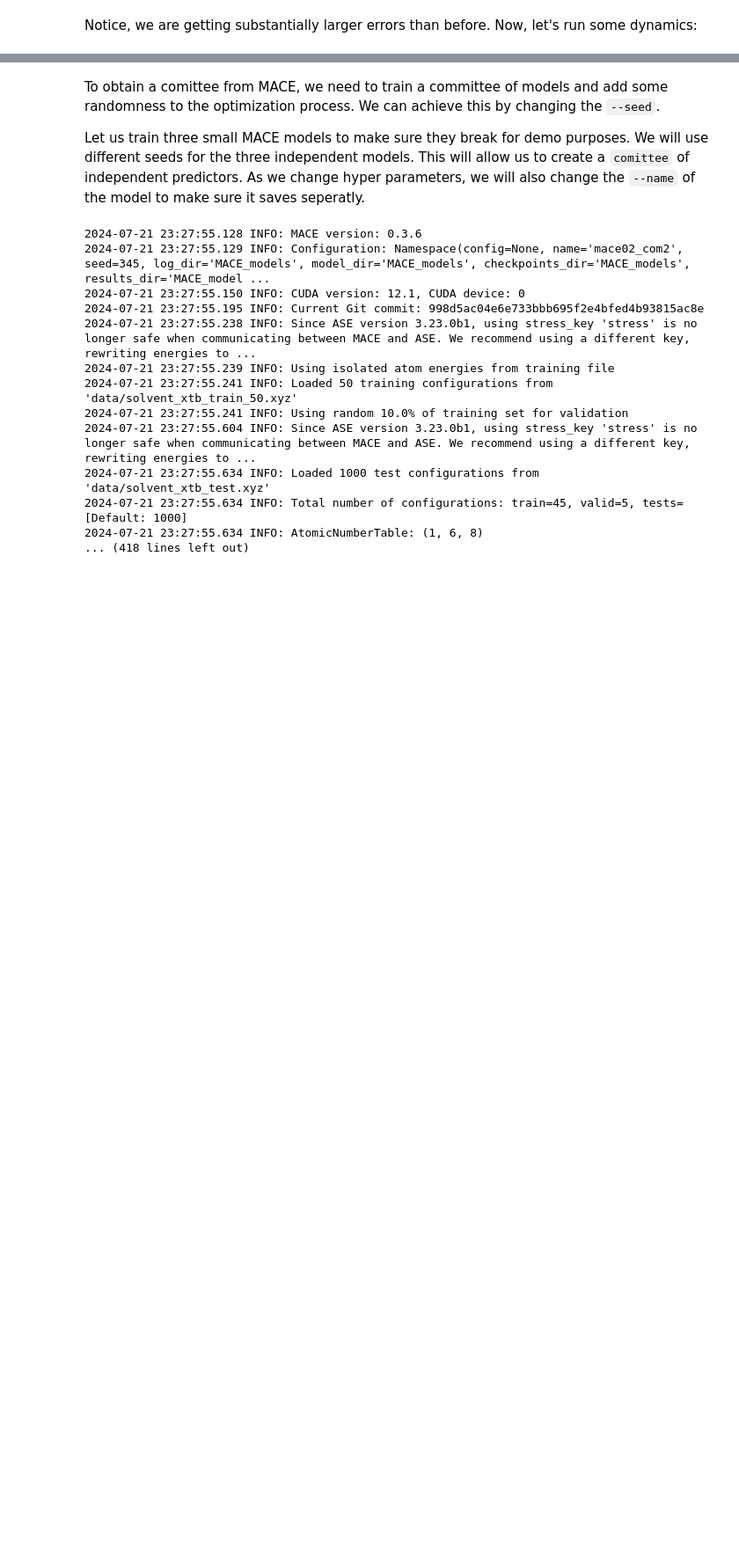
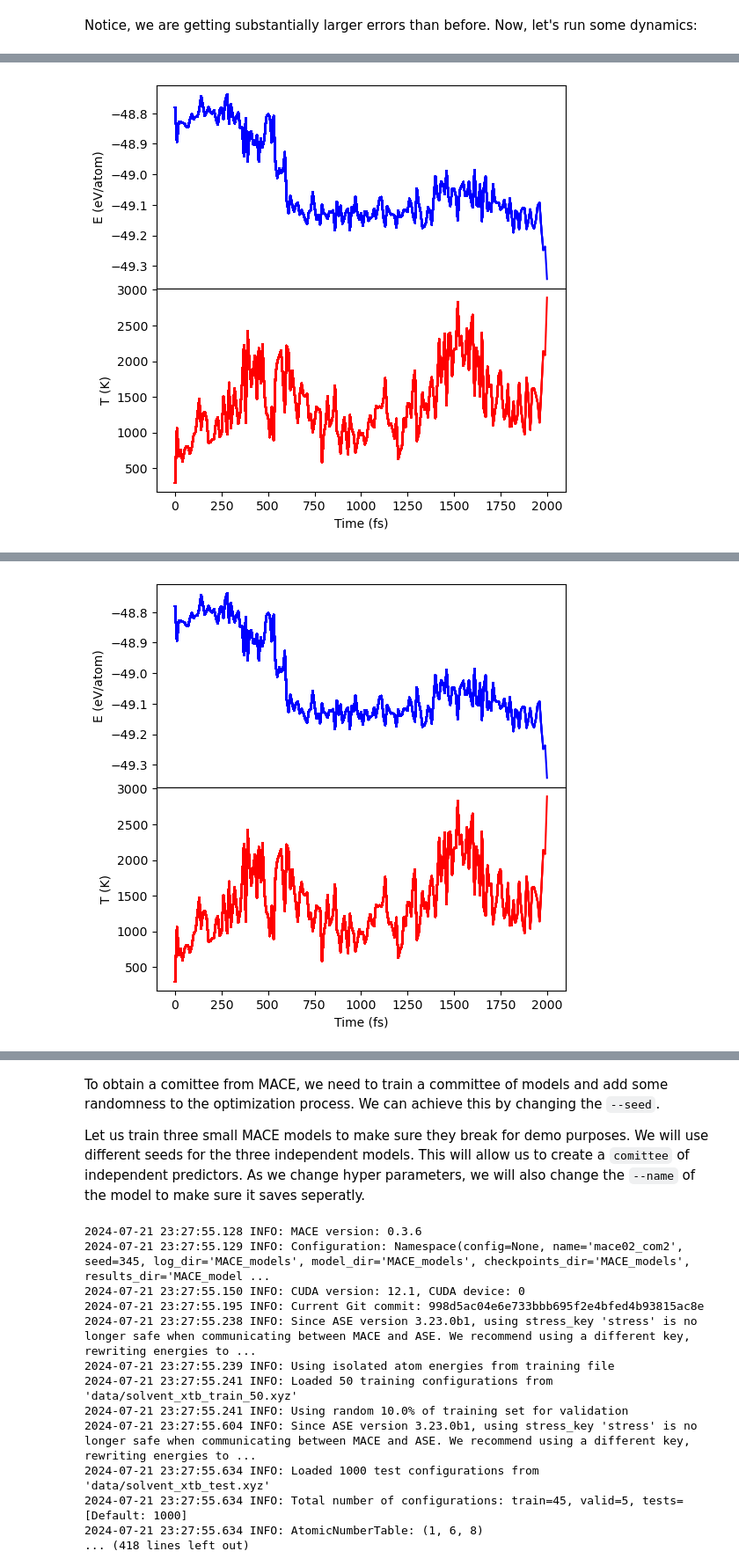
Before and after one commit to imagdau/Tutorials, a Jupyter notebook: T02-MACE-Practice-II.ipynb, the cells around one changed output, grey strips where cells are left out. Shown at 88% size. Saved outputs shown, nothing was run; the diff lists cells and outputs as text; code cells hidden in the pictures; blank space fills up the shorter version.

```diff
--- a/T02-MACE-Practice-II.ipynb
+++ b/T02-MACE-Practice-II.ipynb
@@ -144,0 +147,69 @@ KeyboardInterrupt:
+# %%
+from ase.io import read, write
+from ase import units
+from ase.md.langevin import Langevin
+from ase.md.velocitydistribution import Stationary, ZeroRotation, MaxwellBoltzmannDistribution
+from aseMolec import extAtoms as ea
+
+import os
+import time
+import numpy as np
+import pylab as pl
+from IPython import display
+
+def simpleMD(init_conf, temp, calc, fname, s, T):
+    init_conf.set_calculator(calc)
+
+    #initialize the temperature
+    np.random.seed(701) #just making sure the MD failure is reproducible
+    MaxwellBoltzmannDistribution(init_conf, temperature_K=300) #initialize temperature at 300
+    Stationary(init_conf)
+    ZeroRotation(init_conf)
+
+    dyn = Langevin(init_conf, 1.0*units.fs, temperature_K=temp, friction=0.1) #drive system to desired temperature
+
+    %matplotlib inline
+
+    time_fs = []
+    temperature = []
+    energies = []
+
+    #remove previously stored trajectory with the same name
+    os.system('rm -rfv '+fname)
+
+    fig, ax = pl.subplots(2, 1, figsize=(6,6), sharex='all', gridspec_kw={'hspace': 0, 'wspace': 0})
+
+    def write_frame():
+            dyn.atoms.write(fname, append=True)
+            time_fs.append(dyn.get_time()/units.fs)
+            temperature.append(dyn.atoms.get_temperature())
+            energies.append(dyn.atoms.get_potential_energy()/len(dyn.atoms))
+
+            ax[0].plot(np.array(time_fs), np.array(energies), color="b")
+            ax[0].set_ylabel('E (eV/atom)')
+
+            # plot the temperature of the system as subplots
+            ax[1].plot(np.array(time_fs), temperature, color="r")
+            ax[1].set_ylabel('T (K)')
+            ax[1].set_xlabel('Time (fs)')
+
+            display.clear_output(wait=True)
+            display.display(pl.gcf())
+            time.sleep(0.01)
+
+    dyn.attach(write_frame, interval=s)
+    t0 = time.time()
+    dyn.run(T)
+    t1 = time.time()
+    print("MD finished in {0:.2f} minutes!".format((t1-t0)/60))
+
+#let us start with a single molecule
+init_conf = ea.sel_by_info_val(read('data/solvent_molecs.xyz',':'), 'Nmols', 1)[0].copy()
+
+#we can use MACE as a calculator in ASE!
+from mace.calculators import MACECalculator
+mace_calc = MACECalculator(model_paths=['MACE_models/mace02_com1_swa_compiled.model'], device='cuda', default_dtype="float32")
+
+simpleMD(init_conf, temp=1200, calc=mace_calc, fname='moldyn/mace02_md.xyz', s=10, T=2000)
+# %% [output]
+[figure, added]
@@ -145,3 +217,4 @@ KeyboardInterrupt:
+[figure, added]
 # %% [markdown]
 ![alt text](figures/iterative_training.png)
 # %% [markdown]
```
Also changed, not shown: parts of 4 cells of this notebook, 8 other files.
